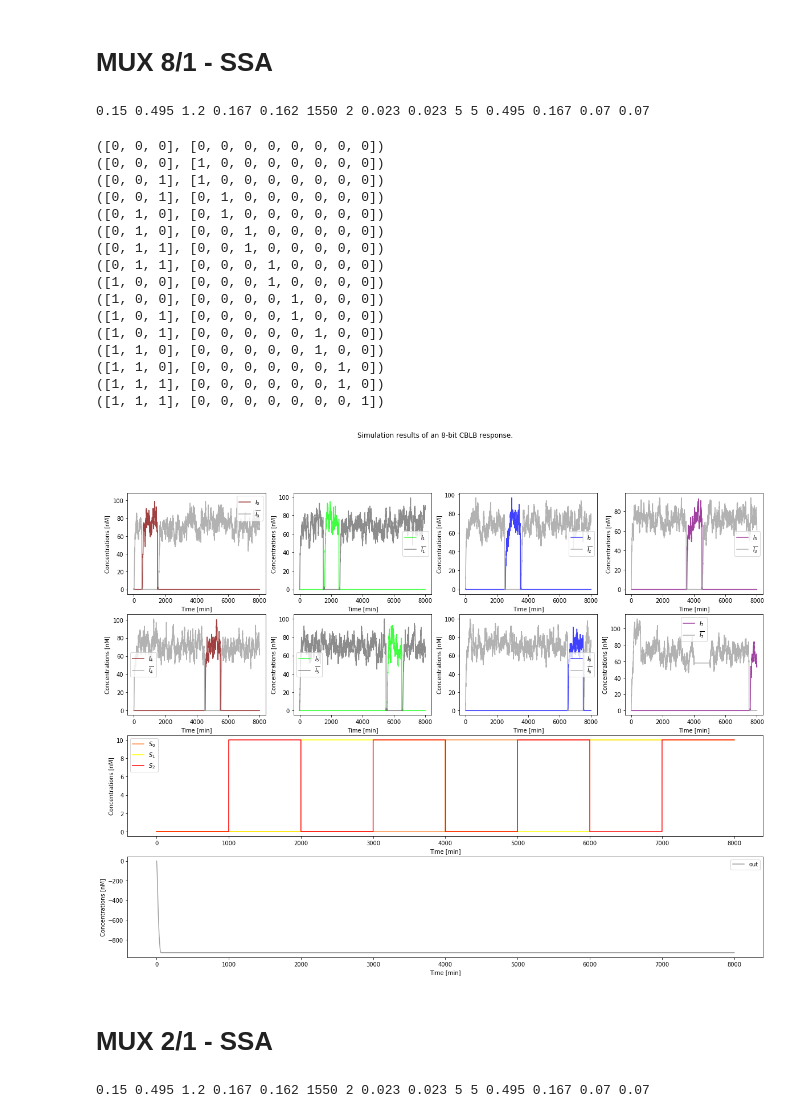
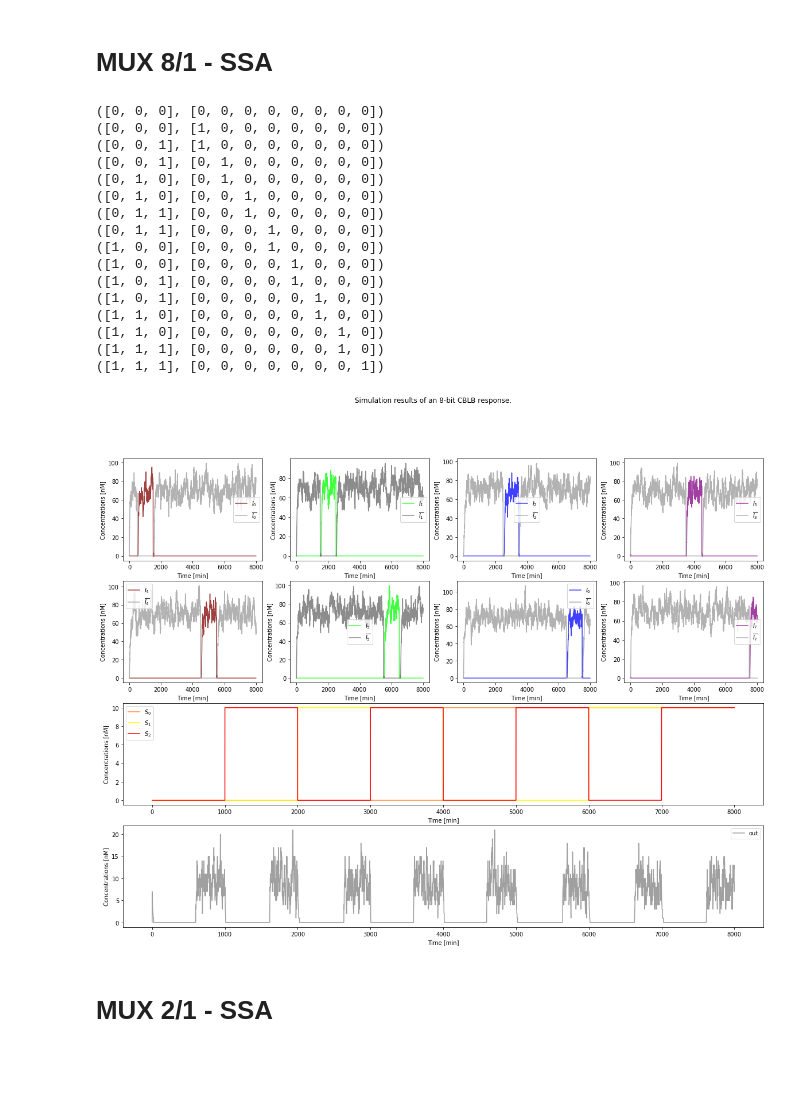
Before and after one commit to Bogatejc/CBLBs, a Jupyter notebook: cblb/run_model_mux_ssa.ipynb, the cells around one changed output. Cells and saved outputs as stored; diff of their text form; code cells hidden in the pictures; blank space fills up the shorter version.

```diff
--- a/cblb/run_model_mux_ssa.ipynb
+++ b/cblb/run_model_mux_ssa.ipynb
@@ -219,12 +218,11 @@ plt.show()
 # %% [markdown]
 # MUX 8/1 - SSA
 # %%
-from model_mux_8_1 import *
 import numpy as np
 import matplotlib.pyplot as plt
 
 from parameters import *
-from models import *
+from models_8bit_cblb import *
 
 def simulate_stochastic_clb_8(params, Y0, Omega, T_end, dt = 1):
     state = np.array(Y0)
@@ -246,13 +244,12 @@ def simulate_stochastic_clb_8(params, Y0, Omega, T_end, dt = 1):
             #params[-8:] = rho_I0_a, rho_I0_b, rho_I1_a, rho_I1_b, rho_I2_a, rho_I2_b, rho_I3_a, rho_I3_b
             params[-16:] = 0, 0, 0, 0, 0, 0, 0, 0, 0, 0, 0, 0, 0, 0, 0, 0
 
-
         #choose two random numbers
         r = np.random.uniform(size=2)
         r1 = r[0]
         r2 = r[1]
 
-        a = CLB_model_MUX_8_1_ssa(state, params, Omega)
+        a = CLB_8_model_stohastic(state, params, Omega)
 
         asum = np.cumsum(a)
         a0 = np.sum(a)
@@ -274,11 +271,8 @@ def simulate_stochastic_clb_8(params, Y0, Omega, T_end, dt = 1):
             T[i] = t
             i += 1
     return T[:i], Y_total[:i,:]
-# %% [output]
-0.15 0.495 1.2 0.167 0.162 1550 2 0.023 0.023 5 5 0.495 0.167 0.07 0.07
 # %%
 Y0 = np.zeros(128)
-
 
 # number of cells: toggle switches
 N_I0 = np.array([1,1])
@@ -341,8 +335,8 @@ for iteration, state in enumerate(states):
         rho_I0_a, rho_I0_b, rho_I1_a, rho_I1_b, rho_I2_a, rho_I2_b, rho_I3_a, rho_I3_b = 0, 0, 0, 0, 0, 0, 0, 0
         rho_I4_a, rho_I4_b, rho_I5_a, rho_I5_b, rho_I6_a, rho_I6_b, rho_I7_a, rho_I7_b = 0, 0, 0, 0, 0, 0, 0, 0
     else:
-        rho_I0_a, rho_I0_b, rho_I1_a, rho_I1_b, rho_I2_a, rho_I2_b, rho_I3_a, rho_I3_b = (1-I0) * 5, I0*5, (1-I1)*5, I1*5, (1-I2)*5, I2*5, (1-I3)*5, I3*5
-        rho_I4_a, rho_I4_b, rho_I5_a, rho_I5_b, rho_I6_a, rho_I6_b, rho_I7_a, rho_I7_b = (1-I4) * 5, I4*5, (1-I5)*5, I5*5, (1-I6)*5, I6*5, (1-I7)*5, I7*5
+        rho_I0_a, rho_I0_b, rho_I1_a, rho_I1_b, rho_I2_a, rho_I2_b, rho_I3_a, rho_I3_b = (1-I0)*5, I0*5, (1-I1)*5, I1*5, (1-I2)*5, I2*5, (1-I3)*5, I3*5
+        rho_I4_a, rho_I4_b, rho_I5_a, rho_I5_b, rho_I6_a, rho_I6_b, rho_I7_a, rho_I7_b = (1-I4)*5, I4*5, (1-I5)*5, I5*5, (1-I6)*5, I6*5, (1-I7)*5, I7*5
 
     params = [delta_L, gamma_L_X, n_y, theta_L_X, eta_x, omega_x, m_x, delta_x, delta_y, rho_x, rho_y, gamma_x, theta_x, r_X, r_Y, rho_I0_a, rho_I0_b, rho_I1_a, rho_I1_b, rho_I2_a, rho_I2_b, rho_I3_a, rho_I3_b, rho_I4_a, rho_I4_b, rho_I5_a, rho_I5_b, rho_I6_a, rho_I6_b, rho_I7_a, rho_I7_b]
 
@@ -352,8 +346,7 @@ for iteration, state in enumerate(states):
         Y0 = Y_full[-1,:]
 
     Y0[48:51] = np.array(S) * Omega
-
-    T, Y = simulate_stochastic_clb_8(params, Y0, Omega, t_end)
+    T, Y = simulate_stochastic_cblb_8(params, Y0, Omega, t_end)
 
     if not iteration:
         Y_full = Y
@@ -447,38 +440,38 @@ ax9.legend(["$S_0$", "$S_1$", "$S_2$"])
 ax9.set_xlabel("Time [min]")
 ax9.set_ylabel("Concentrations [nM]")
 
 ax10 = fig.add_subplot(4,1,4)
 ax10.plot(T,out, color = "#8080805a", alpha=0.75)
 ax10.legend(['out'])
 ax10.set_xlabel("Time [min]")
 ax10.set_ylabel("Concentrations [nM]")
 
 plt.gcf().set_size_inches(20,15)
 # plt.savefig("figs/CBLB_ssa_mux_8_1.pdf", bbox_inches = 'tight')
 
 plt.show()
 # %% [output]
 ([0, 0, 0], [0, 0, 0, 0, 0, 0, 0, 0])
 ([0, 0, 0], [1, 0, 0, 0, 0, 0, 0, 0])
 ([0, 0, 1], [1, 0, 0, 0, 0, 0, 0, 0])
 ([0, 0, 1], [0, 1, 0, 0, 0, 0, 0, 0])
 ([0, 1, 0], [0, 1, 0, 0, 0, 0, 0, 0])
 ([0, 1, 0], [0, 0, 1, 0, 0, 0, 0, 0])
 ([0, 1, 1], [0, 0, 1, 0, 0, 0, 0, 0])
 ([0, 1, 1], [0, 0, 0, 1, 0, 0, 0, 0])
 ([1, 0, 0], [0, 0, 0, 1, 0, 0, 0, 0])
 ([1, 0, 0], [0, 0, 0, 0, 1, 0, 0, 0])
 ([1, 0, 1], [0, 0, 0, 0, 1, 0, 0, 0])
 ([1, 0, 1], [0, 0, 0, 0, 0, 1, 0, 0])
 ([1, 1, 0], [0, 0, 0, 0, 0, 1, 0, 0])
 ([1, 1, 0], [0, 0, 0, 0, 0, 0, 1, 0])
 ([1, 1, 1], [0, 0, 0, 0, 0, 0, 1, 0])
 ([1, 1, 1], [0, 0, 0, 0, 0, 0, 0, 1])
-[figure, old version]
+[figure, new version]
 # %% [markdown]
 # MUX 2/1 - SSA
 # %%
-from model_mux_2_1 import *
+from models_2bit_cblb import *
 import numpy as np
 import matplotlib.pyplot as plt
 
@@ -532,8 +525,6 @@ def simulate_stochastic_clb_2(params, Y0, Omega, T_end, dt = 1):
             i += 1
 
     return T[:i], Y_total[:i,:]
-# %% [output]
-0.15 0.495 1.2 0.167 0.162 1550 2 0.023 0.023 5 5 0.495 0.167 0.07 0.07
 # %%
 import numpy as np
 import matplotlib.pyplot as plt
```
Also changed, not shown: parts of 2 cells of this notebook, 5 other files.
